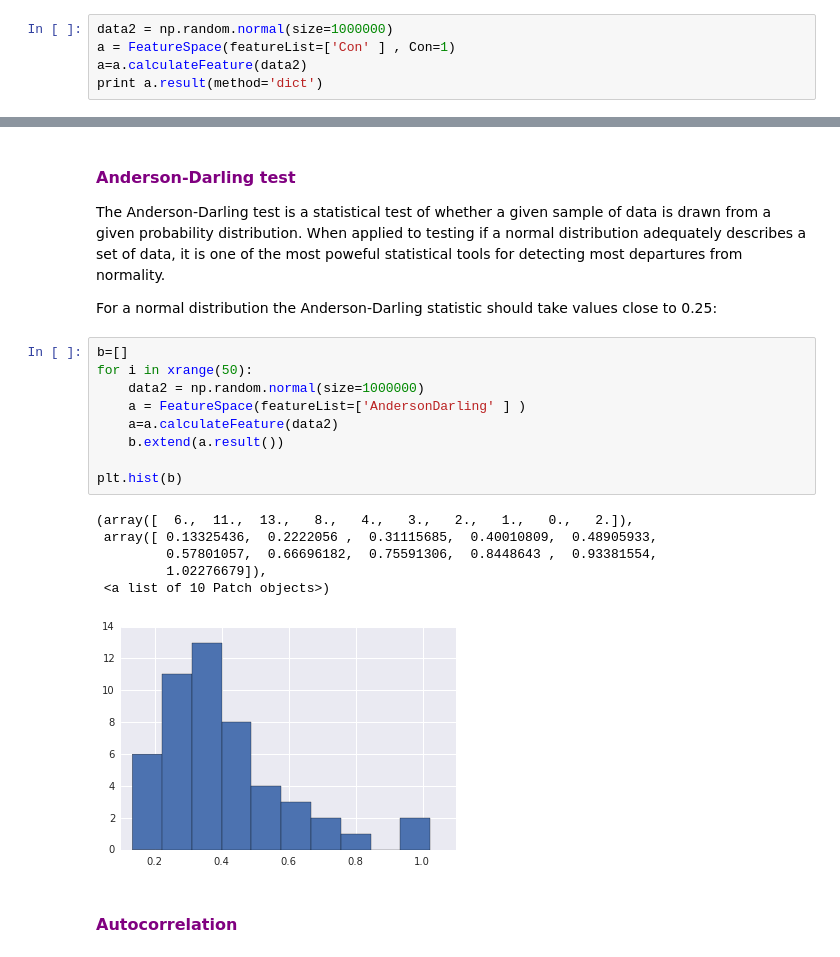
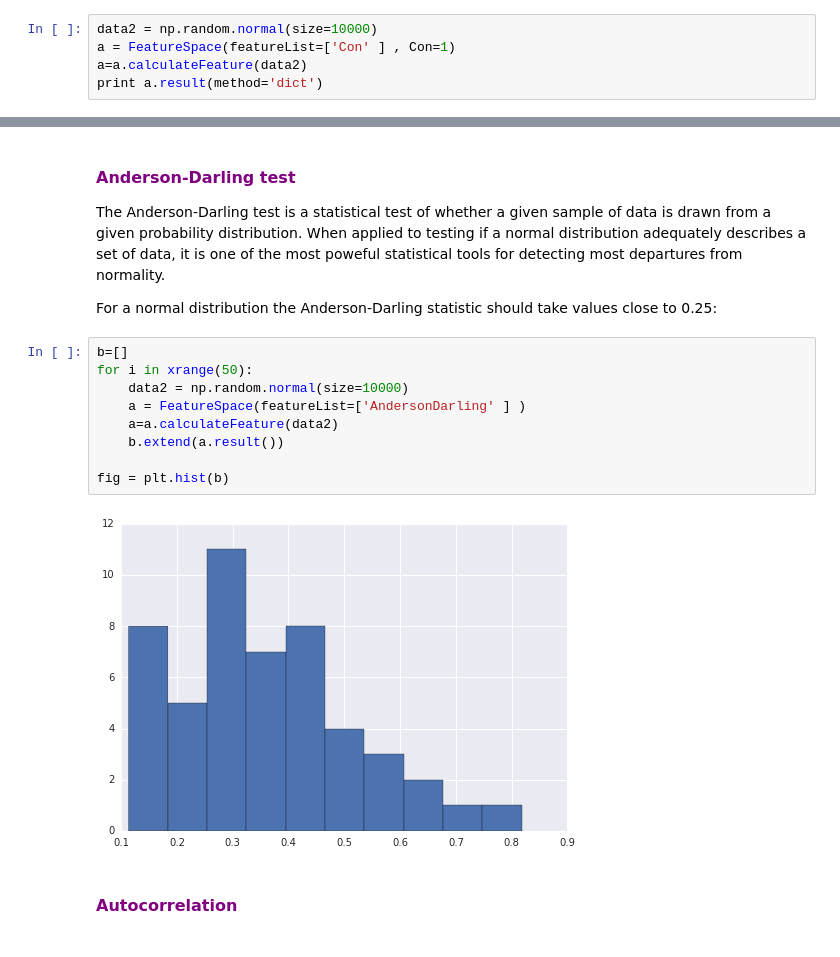
Before and after one commit to isadoranun/time-series-feats, a Jupyter notebook: FeaturesDocumentation.ipynb, the cells around one changed output, grey strips where cells are left out. Drawn from its saved outputs; the diff is of its cells as text.

```diff
--- a/FeaturesDocumentation.ipynb
+++ b/FeaturesDocumentation.ipynb
@@ -390,7 +391,7 @@ Index introduced for the selection of variable stars from the OGLE database (Woz
 
 For a normal distribution and by considering just one star, Con should take values close to 0.045:
 # %%
-data2 = np.random.normal(size=1000000)
+data2 = np.random.normal(size=10000)
 a = FeatureSpace(featureList=['Con' ] , Con=1)
 a=a.calculateFeature(data2)
 print a.result(method='dict')
@@ -404,19 +405,14 @@ For a normal distribution the Anderson-Darling statistic should take values clos
 # %%
 b=[]
 for i in xrange(50):
-    data2 = np.random.normal(size=1000000)
+    data2 = np.random.normal(size=10000)
     a = FeatureSpace(featureList=['AndersonDarling' ] )
     a=a.calculateFeature(data2)
     b.extend(a.result())
 
-plt.hist(b)
+fig = plt.hist(b)
 # %% [output]
-(array([  6.,  11.,  13.,   8.,   4.,   3.,   2.,   1.,   0.,   2.]),
- array([ 0.13325436,  0.2222056 ,  0.31115685,  0.40010809,  0.48905933,
-         0.57801057,  0.66696182,  0.75591306,  0.8448643 ,  0.93381554,
-         1.02276679]),
- <a list of 10 Patch objects>)
-[figure, old version]
+[figure, new version]
 # %% [markdown]
 ####  </span><font size="3"> <span style="color:purple">Autocorrelation</span></font>
 # %%
```
Also changed, not shown: parts of 37 cells of this notebook, 3 other files.
